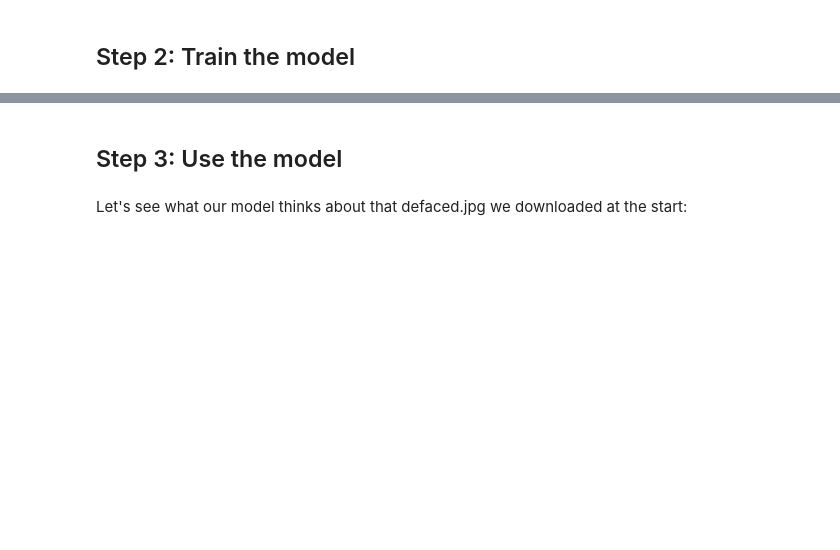
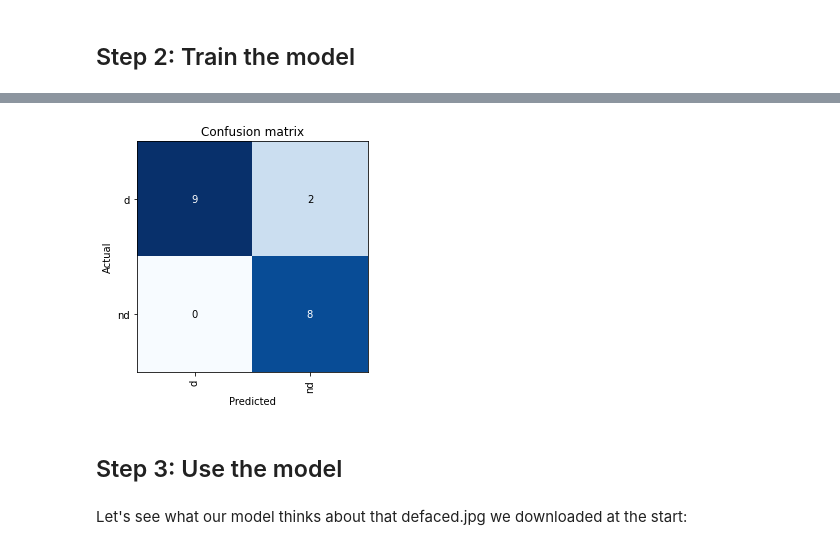
Before and after one commit to miiip/miiip.github.io, a Jupyter notebook: posts/is-it-hacked.ipynb, the cells around one changed output, grey strips where cells are left out. Cells and saved outputs as stored; diff of their text form; code cells hidden in the pictures; blank space fills up the shorter version.

```diff
--- a/posts/is-it-hacked.ipynb
+++ b/posts/is-it-hacked.ipynb
@@ -170,0 +143,4 @@ We get 80% accuracy on the validation dataset which is great for a first try
+# %%
+interp = ClassificationInterpretation.from_learner(learn)
+interp.plot_confusion_matrix()
+# %% [output]
@@ -171,3 +149,4 @@ We get 80% accuracy on the validation dataset which is great for a first try
+[figure, added]
 # %% [markdown]
 ## Step 3: Use the model
 # %% [markdown]
```
Also changed, not shown: parts of 24 cells of this notebook, 8 other files.
